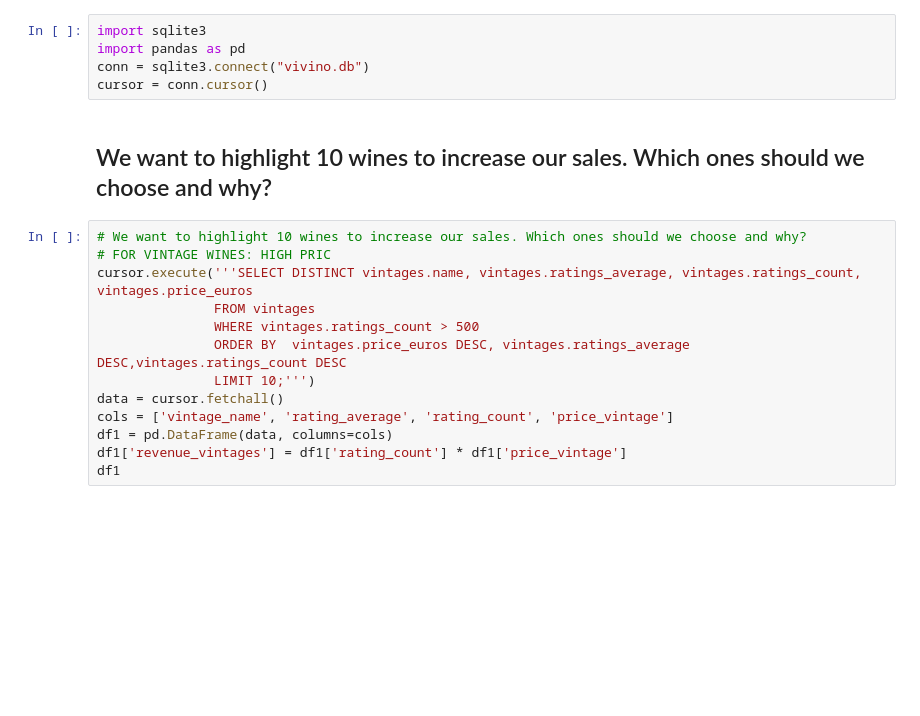
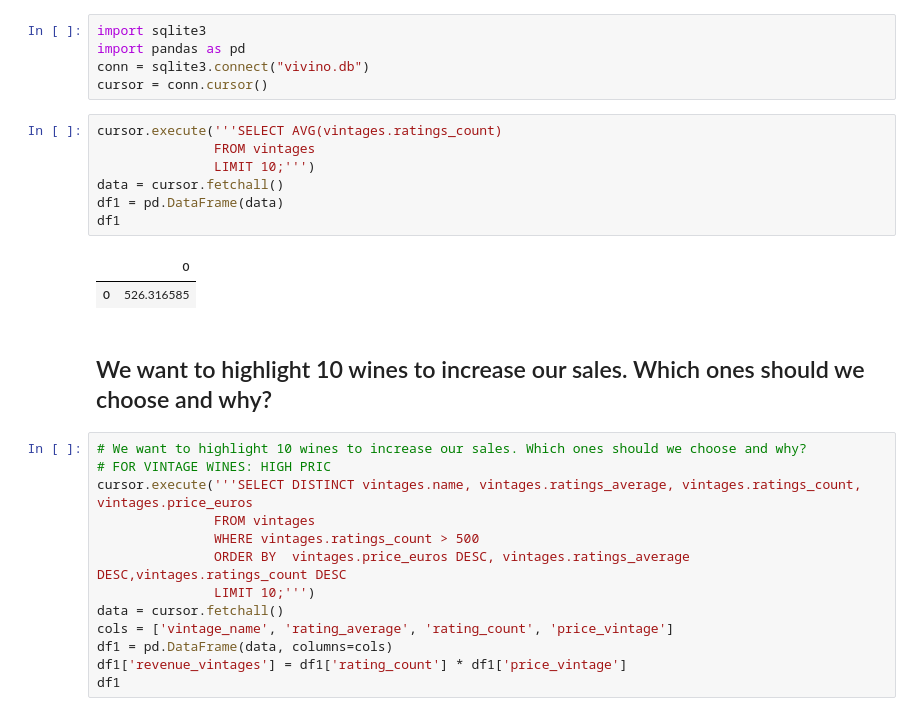
Before and after one commit to JonathanRabbi/Vivinio.Project, a Jupyter notebook: Visuals_niko.ipynb, the cells around one changed output. Saved outputs shown, nothing was run; the diff lists cells and outputs as text; blank space fills up the shorter version.

```diff
--- a/Visuals_niko.ipynb
+++ b/Visuals_niko.ipynb
@@ -3,6 +3,16 @@ import sqlite3
 import pandas as pd
 conn = sqlite3.connect("vivino.db")
 cursor = conn.cursor()
+# %%
+cursor.execute('''SELECT AVG(vintages.ratings_count)
+               FROM vintages
+               LIMIT 10;''')
+data = cursor.fetchall()
+df1 = pd.DataFrame(data)
+df1
+# %% [output]
+|  | 0 |
+| 0 | 526.316585 |
 # %% [markdown]
 ## We want to highlight 10 wines to increase our sales. Which ones should we choose and why?
 # %%
```
Also changed, not shown: parts of 7 cells of this notebook, 1 other file.
